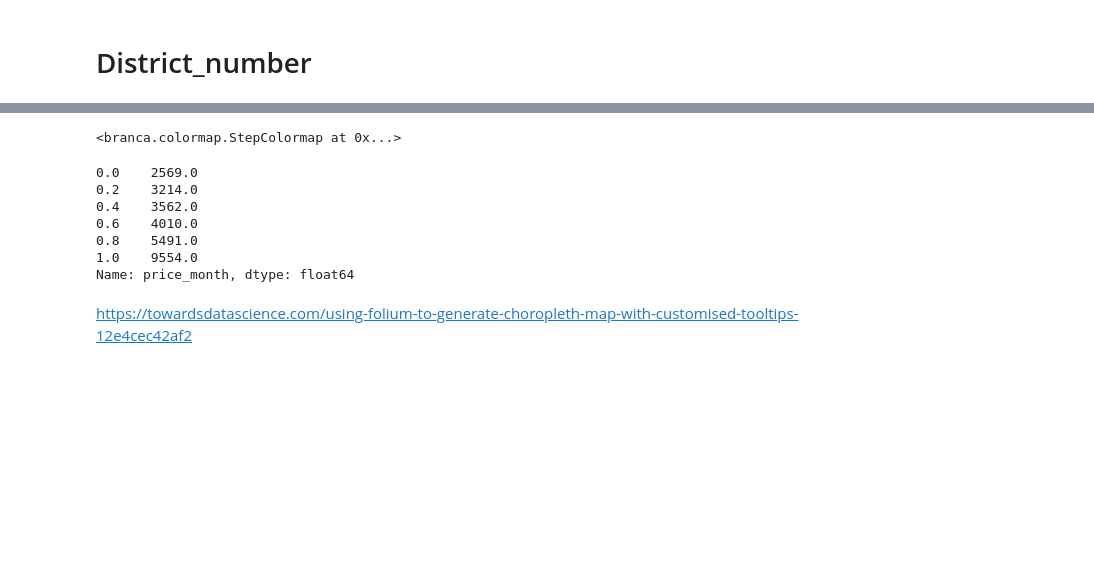
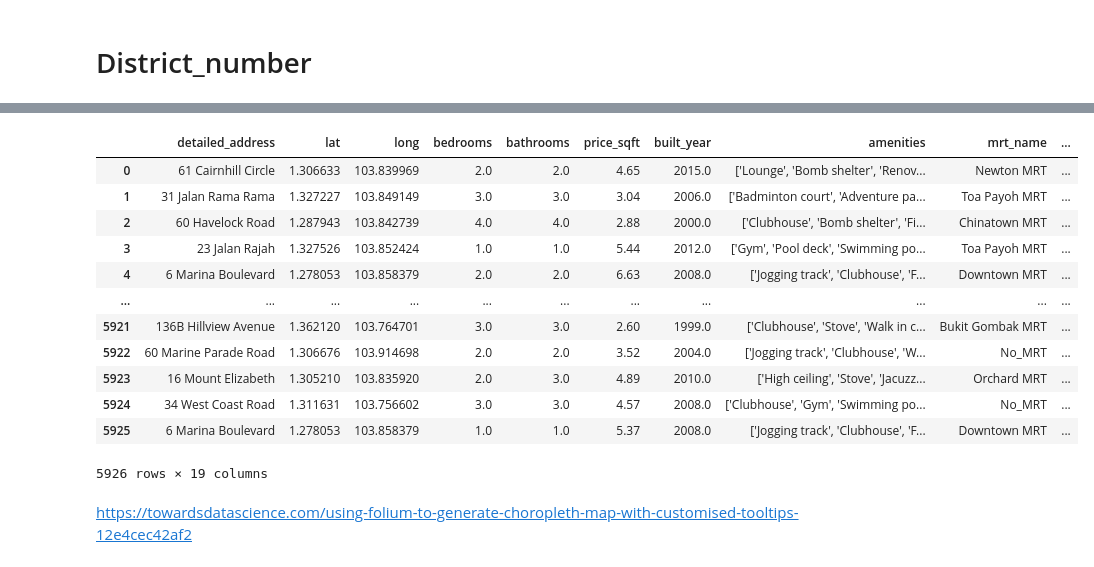
Before and after one commit to JosephSkippy/SingaporeCondoRental, a Jupyter notebook: 02B EDA.ipynb, the cells around one changed output, grey strips where cells are left out. Drawn from its saved outputs; the diff is of its cells as text; code cells hidden in the pictures; blank space fills up the shorter version.

```diff
--- a/02B EDA.ipynb
+++ b/02B EDA.ipynb
@@ -283,26 +285,21 @@ with open("Data/singapore.geojson") as f:
 map_singapore
 # %% [output]
 [interactive output not drawn]
-# %%
-colors = ['white', '#bef8ff','#0d6fba', '#00228a', '#000f5c']
-step = cmp.StepColormap(
- colors,
- vmin=min(bins), vmax=max(bins),
- index=bins,  #for change in the colors, not used fr linear
- caption='Color Scale for Map'    #Caption for Color scale or Legend
-)
-step
-# %% [output]
-<branca.colormap.StepColormap at 0x...>
-# %%
-bins
-# %% [output]
-0.0    2569.0
-0.2    3214.0
-0.4    3562.0
-0.6    4010.0
-0.8    5491.0
-1.0    9554.0
-Name: price_month, dtype: float64
+# %%
+df_train.groupby(['lat', 'long'])['built_year']
+# %% [output]
+|  | detailed_address | lat | long | bedrooms | bathrooms | price_sqft | built_year | amenities | mrt_name | ... |
+| 0 | 61 Cairnhill Circle | 1.306633 | 103.839969 | 2.0 | 2.0 | 4.65 | 2015.0 | ['Lounge', 'Bomb shelter', 'Renov... | Newton MRT | ... |
+| 1 | 31 Jalan Rama Rama | 1.327227 | 103.849149 | 3.0 | 3.0 | 3.04 | 2006.0 | ['Badminton court', 'Adventure pa... | Toa Payoh MRT | ... |
+| 2 | 60 Havelock Road | 1.287943 | 103.842739 | 4.0 | 4.0 | 2.88 | 2000.0 | ['Clubhouse', 'Bomb shelter', 'Fi... | Chinatown MRT | ... |
+| 3 | 23 Jalan Rajah | 1.327526 | 103.852424 | 1.0 | 1.0 | 5.44 | 2012.0 | ['Gym', 'Pool deck', 'Swimming po... | Toa Payoh MRT | ... |
+| 4 | 6 Marina Boulevard | 1.278053 | 103.858379 | 2.0 | 2.0 | 6.63 | 2008.0 | ['Jogging track', 'Clubhouse', 'F... | Downtown MRT | ... |
+| ... | ... | ... | ... | ... | ... | ... | ... | ... | ... | ... |
+| 5921 | 136B Hillview Avenue | 1.362120 | 103.764701 | 3.0 | 3.0 | 2.60 | 1999.0 | ['Clubhouse', 'Stove', 'Walk in c... | Bukit Gombak MRT | ... |
+| 5922 | 60 Marine Parade Road | 1.306676 | 103.914698 | 2.0 | 2.0 | 3.52 | 2004.0 | ['Jogging track', 'Clubhouse', 'W... | No_MRT | ... |
+| 5923 | 16 Mount Elizabeth | 1.305210 | 103.835920 | 2.0 | 3.0 | 4.89 | 2010.0 | ['High ceiling', 'Stove', 'Jacuzz... | Orchard MRT | ... |
+| 5924 | 34 West Coast Road | 1.311631 | 103.756602 | 3.0 | 3.0 | 4.57 | 2008.0 | ['Clubhouse', 'Gym', 'Swimming po... | No_MRT | ... |
+| 5925 | 6 Marina Boulevard | 1.278053 | 103.858379 | 1.0 | 1.0 | 5.37 | 2008.0 | ['Jogging track', 'Clubhouse', 'F... | Downtown MRT | ... |
+5926 rows × 19 columns
 # %% [markdown]
 https://towardsdatascience.com/using-folium-to-generate-choropleth-map-with-customised-tooltips-12e4cec42af2
```
Also changed, not shown: parts of 13 cells of this notebook, 4 other files.
